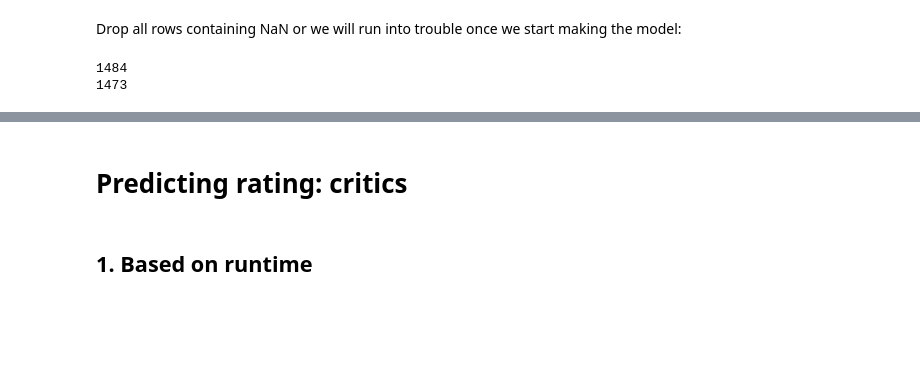
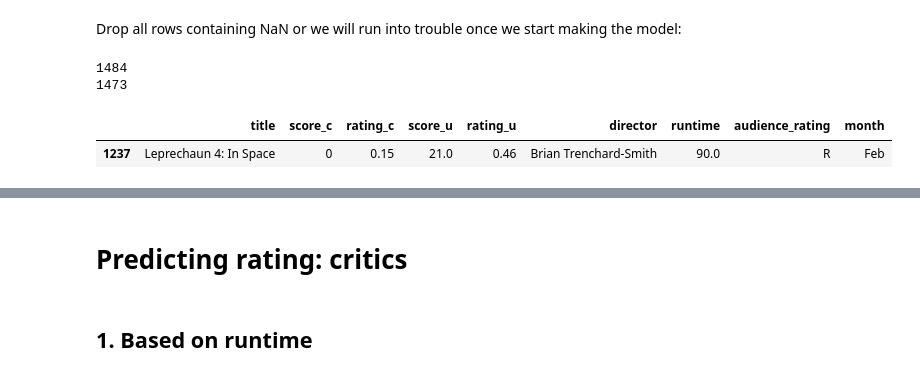
Before and after one commit to alvercau/project-luther, a Jupyter notebook: Predicting_ratings.ipynb, the cells around one changed output, grey strips where cells are left out. Saved outputs shown, nothing was run; the diff lists cells and outputs as text; code cells hidden in the pictures; blank space fills up the shorter version.

```diff
--- a/Predicting_ratings.ipynb
+++ b/Predicting_ratings.ipynb
@@ -147,3 +157,8 @@ print(len(df_no_na))
 # %% [output]
 1484
 1473
+# %%
+df[df.director == 'Brian Trenchard-Smith']
+# %% [output]
+|  | title | score_c | rating_c | score_u | rating_u | director | runtime | audience_rating | month |
+| 1237 | Leprechaun 4: In Space | 0 | 0.15 | 21.0 | 0.46 | Brian Trenchard-Smith | 90.0 | R | Feb |
```
Also changed, not shown: parts of 19 cells of this notebook, 1 other file.
